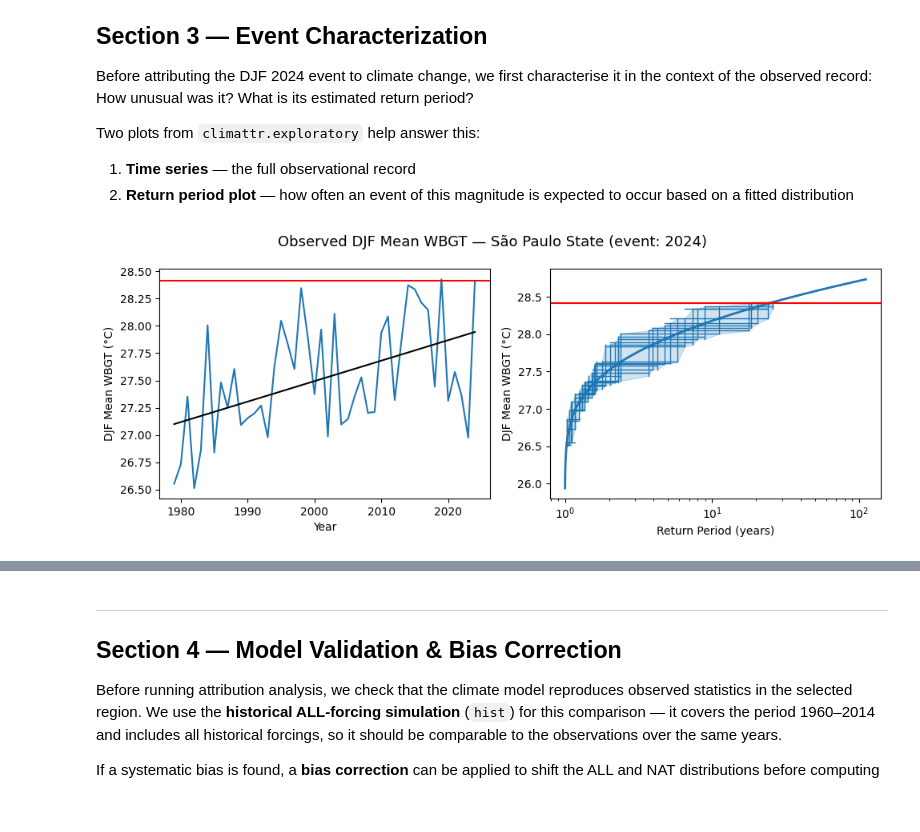
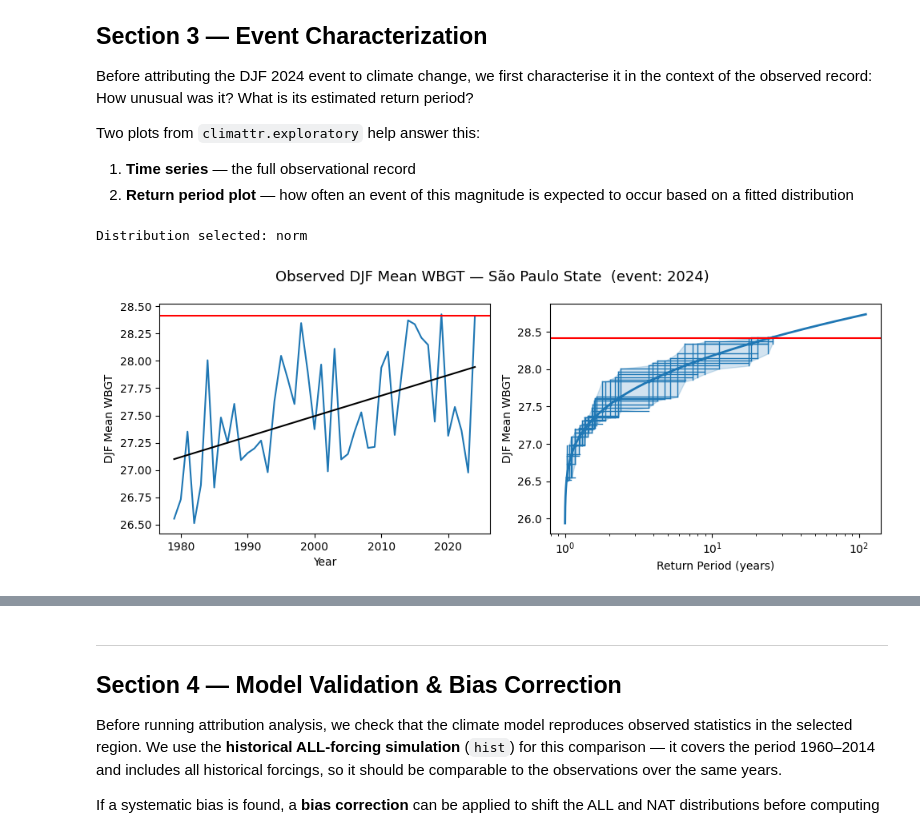
Before and after one commit to Attribution-and-Impacts-Workshops/cssp_summer_school, a Jupyter notebook: 02_WBGT_Attribution.ipynb, the cells around one changed output, grey strips where cells are left out. Cells and saved outputs as stored; diff of their text form; code cells hidden in the pictures.

```diff
--- a/02_WBGT_Attribution.ipynb
+++ b/02_WBGT_Attribution.ipynb
@@ -148,23 +222,23 @@ We isolate the **state of São Paulo** in two ways:
 # %%
 # ── Option A: Bounding box selection ───────────────────────────────────────
 box = [
-    SAO_PAULO_BOX['lon_min'], SAO_PAULO_BOX['lon_max'],
-    SAO_PAULO_BOX['lat_min'], SAO_PAULO_BOX['lat_max'],
+    REGION_BOX['lon_min'], REGION_BOX['lon_max'],
+    REGION_BOX['lat_min'], REGION_BOX['lat_max'],
 ]
 
 # climattr's filter_area returns a spatially averaged DataArray
 # plot_area=True shows the selected region on a map
 print("Applying spatial mask...")
-obs_sp  = eea.filter.filter_area(wbgt_obs.to_dataset(), box=box, plot_area=True)
-all_sp  = eea.filter.filter_area(wbgt_all.to_dataset(), box=box)
-nat_sp  = eea.filter.filter_area(wbgt_nat.to_dataset(), box=box)
-hist_sp = eea.filter.filter_area(wbgt_hist.to_dataset(), box=box)
+obs_sp  = eea.filter.filter_area(da_obs.to_dataset(),  box=box, plot_area=True)
+all_sp  = eea.filter.filter_area(da_all.to_dataset(),  box=box)
+nat_sp  = eea.filter.filter_area(da_nat.to_dataset(),  box=box)
+hist_sp = eea.filter.filter_area(da_hist.to_dataset(), box=box)
 
 print("Spatial averaging complete")
-print(f"Obs   time range: {str(obs_sp['wbgt']['time'].values[[0, -1]])}")
-print(f"HIST  time range: {str(hist_sp['wbgt']['time'].values[[0, -1]])}")
-print(f"ALL   time range: {str(all_sp['wbgt']['time'].values[[0, -1]])}")
-print(f"NAT   time range: {str(nat_sp['wbgt']['time'].values[[0, -1]])}")
+print(f"Obs   time range: {str(obs_sp[VARIABLE]['time'].values[[0, -1]])}")
+print(f"HIST  time range: {str(hist_sp[VARIABLE]['time'].values[[0, -1]])}")
+print(f"ALL   time range: {str(all_sp[VARIABLE]['time'].values[[0, -1]])}")
+print(f"NAT   time range: {str(nat_sp[VARIABLE]['time'].values[[0, -1]])}")
 # %% [output]
 Applying spatial mask...
 [figure]
@@ -239,23 +320,34 @@ Two plots from `climattr.exploratory` help answer this:
 
 1. **Time series** — the full observational record
 2. **Return period plot** — how often an event of this magnitude is expected to occur based on a fitted distribution
+# %%
+# ── Choose a distribution for fitting ──────────────────────────────────────────
+# fit_function is derived from the DISTRIBUTION variable set in the config cell.
+fit_function = getattr(stats, DISTRIBUTION)
+print(f"Distribution selected: {fit_function.name}")
+# %% [output]
+Distribution selected: norm
 # %%
 # ── Event characterisation — observations only ─────────────────────────────
 fig, (ax1, ax2) = plt.subplots(1, 2, figsize=(10, 4))
 
 eea.exploratory.timeseries_plot(ax1, obs_djf, highlight_year=None, percentiles=None)
-eea.exploratory.rp_plot(ax2, obs_djf, stats.norm, highlight_year=None)
+eea.exploratory.rp_plot(ax2, obs_djf, fit_function, highlight_year=None)
 
+_ylabel = f'{SEASON_LABEL} {TEMPORAL_AGG.capitalize()} {VAR_LABEL}'
 ax1.set_xlabel('Year')
-ax1.set_ylabel('DJF Mean WBGT (°C)')
+ax1.set_ylabel(_ylabel)
 ax2.set_xlabel('Return Period (years)')
-ax2.set_ylabel('DJF Mean WBGT (°C)')
+ax2.set_ylabel(_ylabel)
 
 ax1.axhline(event_2024, color='red')
 ax2.axhline(event_2024, color='red')
 
-fig.suptitle(f'Observed DJF Mean WBGT — São Paulo State (event: {EVENT_YEAR})', fontsize=13)
+fig.suptitle(
+    f'Observed {SEASON_LABEL} {TEMPORAL_AGG.capitalize()} {VAR_LABEL} — {REGION_NAME}  (event: {EVENT_YEAR})',
+    fontsize=13
+)
 plt.tight_layout()
 plt.show()
 # %% [output]
-[figure, old version]
+[figure, new version]
```
Also changed, not shown: parts of 16 cells of this notebook.
